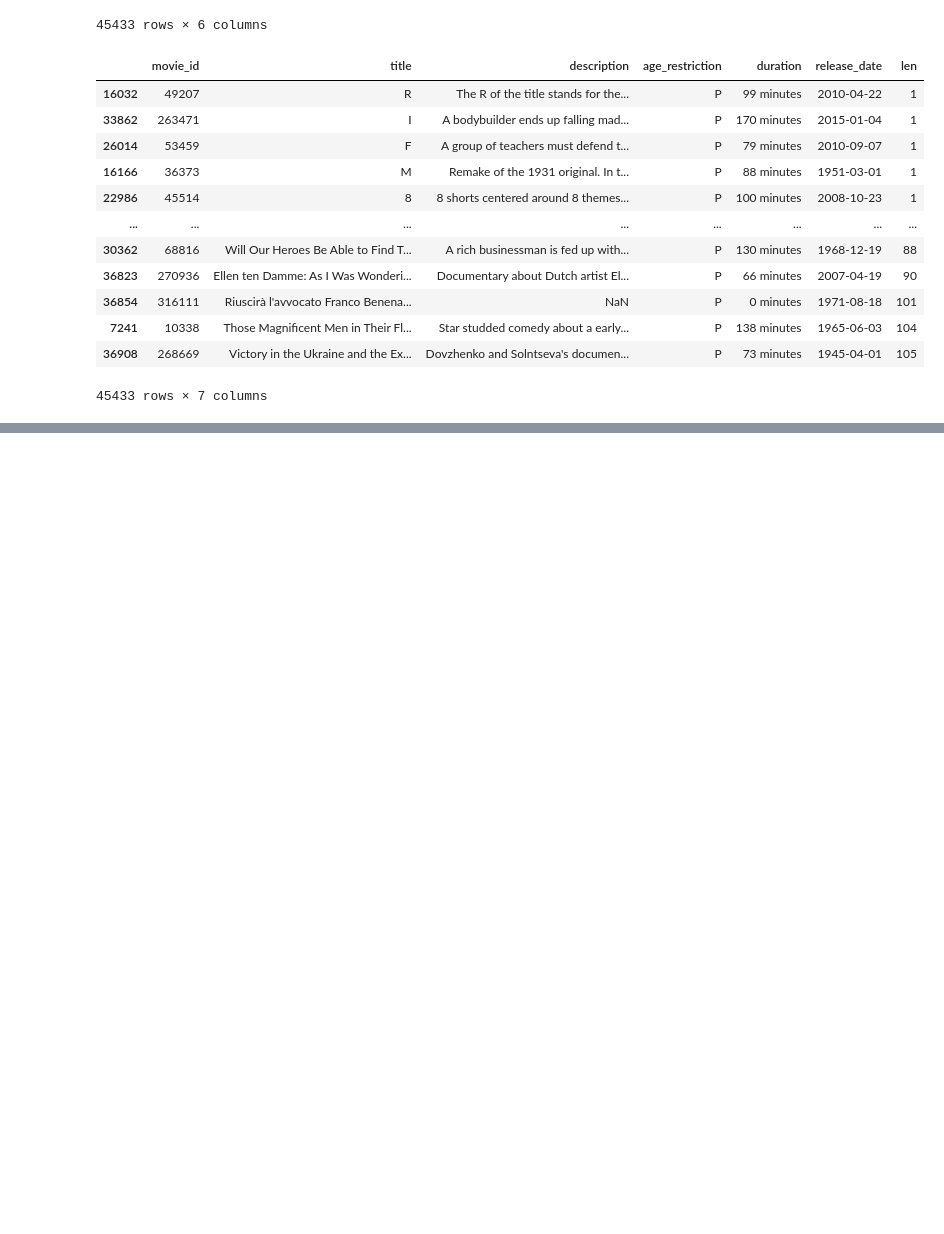
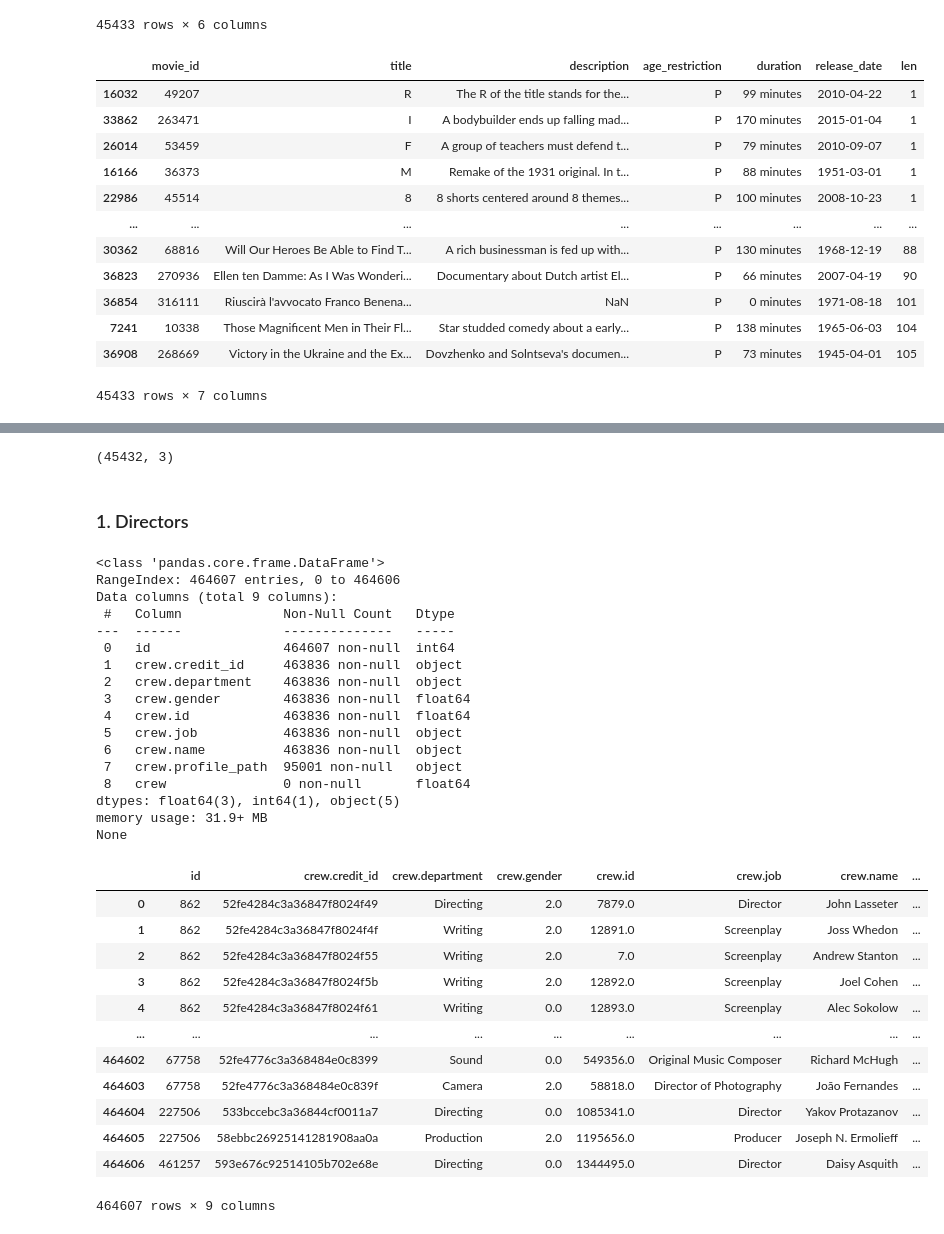
Before and after one commit to da0ran9e/Movie-Database, a Jupyter notebook: DataProcessing.ipynb, the cells around one changed output, grey strips where cells are left out. Cells and saved outputs as stored; diff of their text form; code cells hidden in the pictures; blank space fills up the shorter version.

```diff
--- a/DataProcessing.ipynb
+++ b/DataProcessing.ipynb
@@ -201,0 +245,5 @@ movie_retest.sort_values(by='len')
+# %%
+credit = credit.drop_duplicates(subset=['id'])
+credit.shape
+# %% [output]
+(45432, 3)
@@ -201,0 +255,40 @@ movie_retest.sort_values(by='len')
+# %% [markdown]
+### 1. Directors
+# %%
+s = testing[['crew', 'id']].explode('crew')
+df_json = s.to_json(orient='records')
+finaldf = pd.json_normalize(json.loads(df_json), meta=['id'])
+
+print(finaldf.info(verbose=True))
+finaldf
+# %% [output]
+<class 'pandas.core.frame.DataFrame'>
+RangeIndex: 464607 entries, 0 to 464606
+Data columns (total 9 columns):
+ #   Column             Non-Null Count   Dtype
+---  ------             --------------   -----
+ 0   id                 464607 non-null  int64
+ 1   crew.credit_id     463836 non-null  object
+ 2   crew.department    463836 non-null  object
+ 3   crew.gender        463836 non-null  float64
+ 4   crew.id            463836 non-null  float64
+ 5   crew.job           463836 non-null  object
+ 6   crew.name          463836 non-null  object
+ 7   crew.profile_path  95001 non-null   object
+ 8   crew               0 non-null       float64
+dtypes: float64(3), int64(1), object(5)
+memory usage: 31.9+ MB
+None
+|  | id | crew.credit_id | crew.department | crew.gender | crew.id | crew.job | crew.name | ... |
+| 0 | 862 | 52fe4284c3a36847f8024f49 | Directing | 2.0 | 7879.0 | Director | John Lasseter | ... |
+| 1 | 862 | 52fe4284c3a36847f8024f4f | Writing | 2.0 | 12891.0 | Screenplay | Joss Whedon | ... |
+| 2 | 862 | 52fe4284c3a36847f8024f55 | Writing | 2.0 | 7.0 | Screenplay | Andrew Stanton | ... |
+| 3 | 862 | 52fe4284c3a36847f8024f5b | Writing | 2.0 | 12892.0 | Screenplay | Joel Cohen | ... |
+| 4 | 862 | 52fe4284c3a36847f8024f61 | Writing | 0.0 | 12893.0 | Screenplay | Alec Sokolow | ... |
+| ... | ... | ... | ... | ... | ... | ... | ... | ... |
+| 464602 | 67758 | 52fe4776c3a368484e0c8399 | Sound | 0.0 | 549356.0 | Original Music Composer | Richard McHugh | ... |
+| 464603 | 67758 | 52fe4776c3a368484e0c839f | Camera | 2.0 | 58818.0 | Director of Photography | João Fernandes | ... |
+| 464604 | 227506 | 533bccebc3a36844cf0011a7 | Directing | 0.0 | 1085341.0 | Director | Yakov Protazanov | ... |
+| 464605 | 227506 | 58ebbc26925141281908aa0a | Production | 2.0 | 1195656.0 | Producer | Joseph N. Ermolieff | ... |
+| 464606 | 461257 | 593e676c92514105b702e68e | Directing | 0.0 | 1344495.0 | Director | Daisy Asquith | ... |
+464607 rows × 9 columns
```
Also changed, not shown: parts of 26 cells of this notebook, 1 other file.
